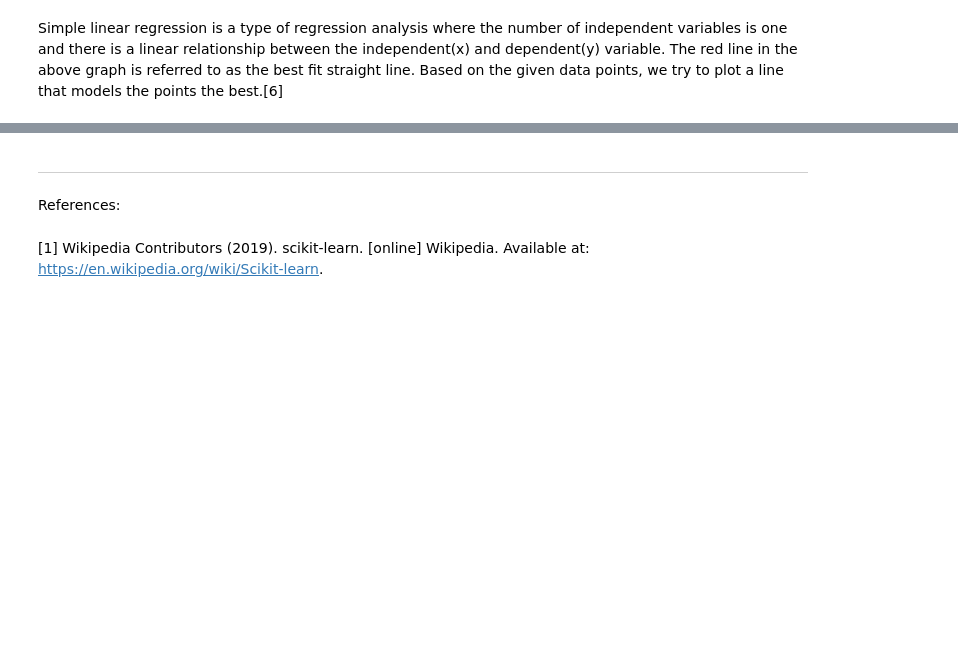
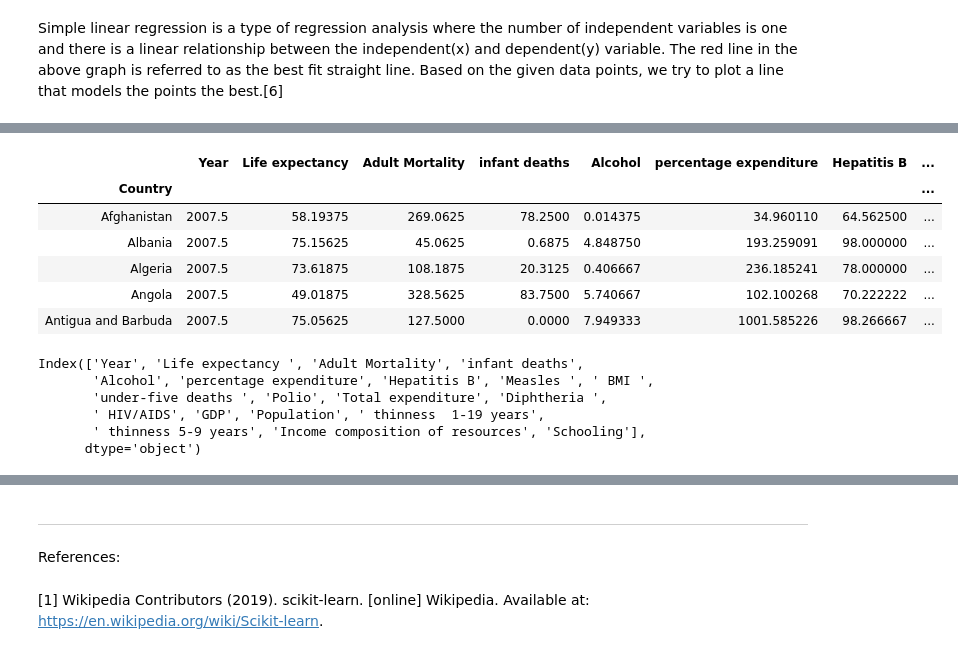
Before and after one commit to rastislp/Machine_learning, a Jupyter notebook: scikit-learn.ipynb, the cells around one changed output, grey strips where cells are left out. Drawn from its saved outputs; the diff is of its cells as text; code cells hidden in the pictures; blank space fills up the shorter version.

```diff
--- a/scikit-learn.ipynb
+++ b/scikit-learn.ipynb
@@ -380,0 +370,19 @@ Simple linear regression is a type of regression analysis where the number of in
+# %%
+life .head()
+# %% [output]
+|  | Year | Life expectancy | Adult Mortality | infant deaths | Alcohol | percentage expenditure | Hepatitis B | ... |
+| Country |  |  |  |  |  |  |  | ... |
+| Afghanistan | 2007.5 | 58.19375 | 269.0625 | 78.2500 | 0.014375 | 34.960110 | 64.562500 | ... |
+| Albania | 2007.5 | 75.15625 | 45.0625 | 0.6875 | 4.848750 | 193.259091 | 98.000000 | ... |
+| Algeria | 2007.5 | 73.61875 | 108.1875 | 20.3125 | 0.406667 | 236.185241 | 78.000000 | ... |
+| Angola | 2007.5 | 49.01875 | 328.5625 | 83.7500 | 5.740667 | 102.100268 | 70.222222 | ... |
+| Antigua and Barbuda | 2007.5 | 75.05625 | 127.5000 | 0.0000 | 7.949333 | 1001.585226 | 98.266667 | ... |
+# %%
+life.columns
+# %% [output]
+Index(['Year', 'Life expectancy ', 'Adult Mortality', 'infant deaths',
+       'Alcohol', 'percentage expenditure', 'Hepatitis B', 'Measles ', ' BMI ',
+       'under-five deaths ', 'Polio', 'Total expenditure', 'Diphtheria ',
+       ' HIV/AIDS', 'GDP', 'Population', ' thinness  1-19 years',
+       ' thinness 5-9 years', 'Income composition of resources', 'Schooling'],
+      dtype='object')
```
Also changed, not shown: parts of 39 cells of this notebook, 1 other file.
